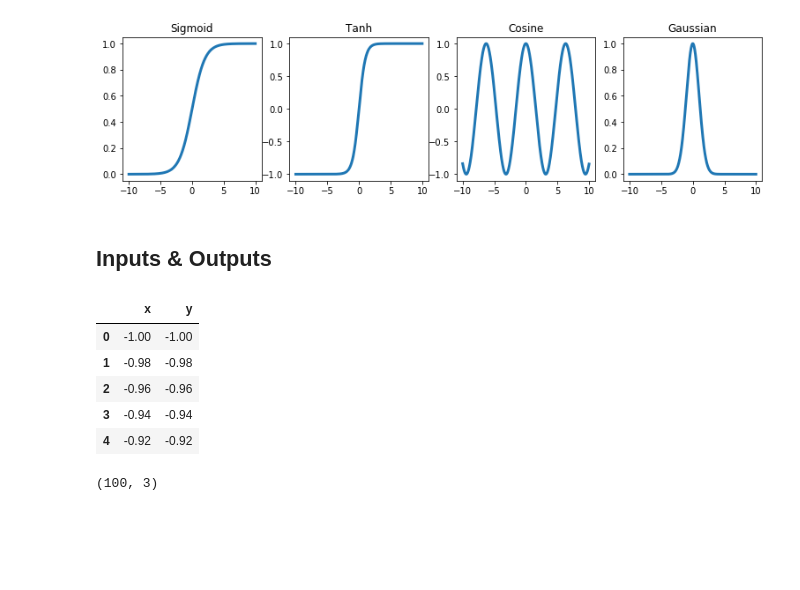
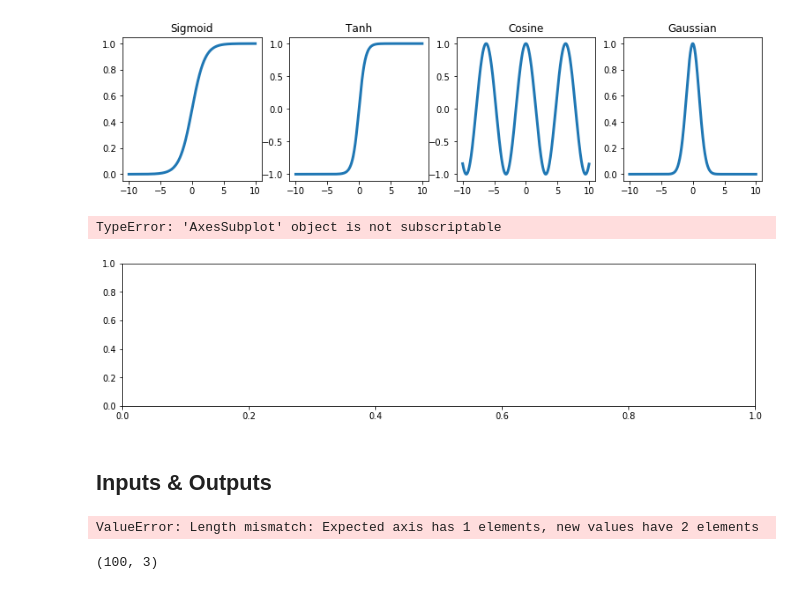
Before and after one commit to parwisenlared/BiologicallyInspiredCW, a Jupyter notebook: CW_NN_PSO_2imput.ipynb, the cells around one changed output. Saved outputs shown, nothing was run; the diff lists cells and outputs as text; code cells hidden in the pictures; blank space fills up the shorter version.

```diff
--- a/CW_NN_PSO_2imput.ipynb
+++ b/CW_NN_PSO_2imput.ipynb
@@ -18,4 +18,7 @@ def cosine(x):
 
 def gaussian(x):
     return np.exp(-((x**2)/2))
+
+def null(x):
+    return x
 # %%
@@ -48,22 +51,24 @@ axes[3].set_title("Gaussian")
 # %% [output]
 Text(0.5, 1.0, 'Gaussian')
 [figure]
+# %%
+fig, axes = plt.subplots(nrows=1, ncols=1, figsize=(13,3))
+axes[0].plot(test_inputs,null(test_inputs),linewidth=3)
+axes[0].set_title("Null")
+# %% [output]
+TypeError: 'AxesSubplot' object is not subscriptable
+[figure, added]
 # %% [markdown]
 ## Inputs & Outputs
 # %%
-df = pd.read_csv("Data/1in_linear.txt", sep="\t", header=None)
+df = pd.read_csv("Data/2in_xor.txt", sep="\t", header=None)
 df.columns = ["x","y"]
 x = df["x"]
 y = df["y"]
 
 df.head()
 # %% [output]
-|  | x | y |
-| 0 | -1.00 | -1.00 |
-| 1 | -0.98 | -0.98 |
-| 2 | -0.96 | -0.96 |
-| 3 | -0.94 | -0.94 |
-| 4 | -0.92 | -0.92 |
+ValueError: Length mismatch: Expected axis has 1 elements, new values have 2 elements
 # %%
 #I thought about having our imputs and outputs as array of 1D, so maybe they can be easier to comare
 data = np.loadtxt("Data/2in_xor.txt")
```
Also changed, not shown: parts of 5 cells of this notebook, 5 other files.
